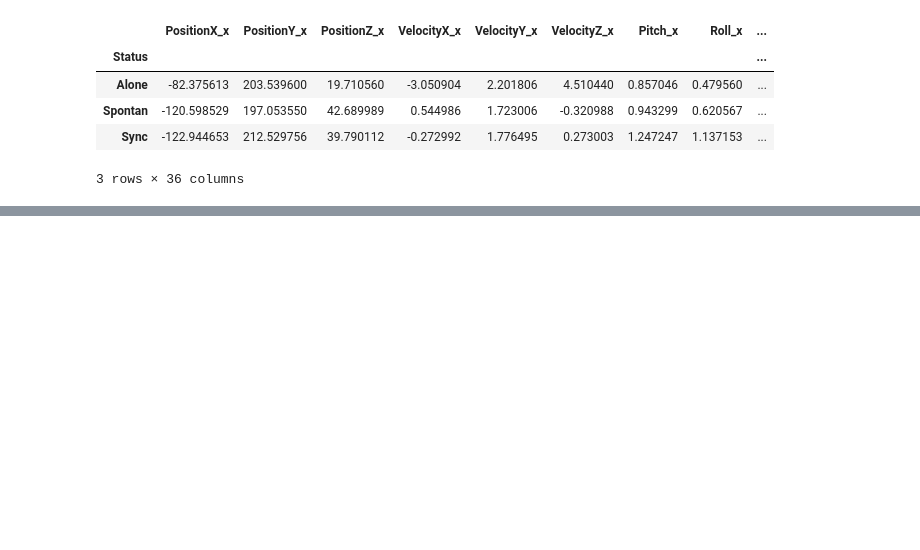
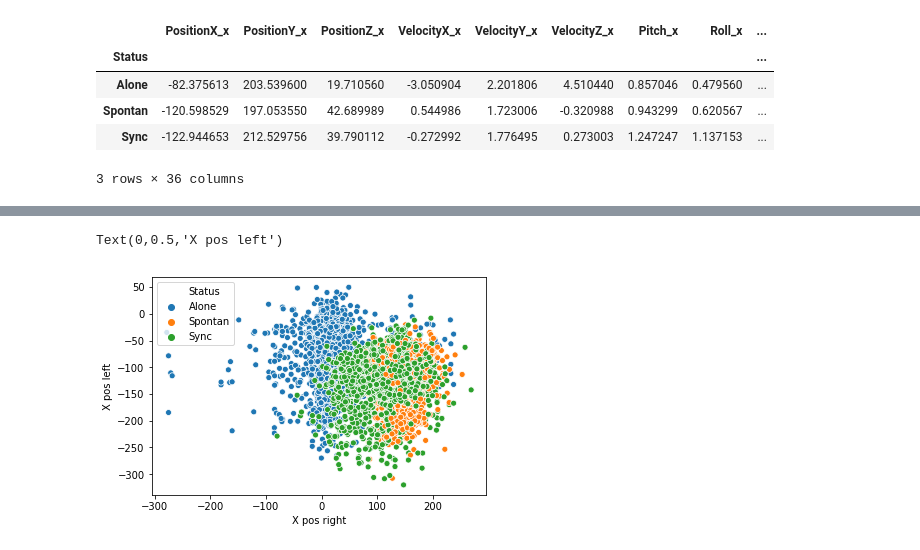
Before and after one commit to HilaShoshan/Hands-Movements-Classification, a Jupyter notebook: Hands Movements Classification.ipynb, the cells around one changed output, grey strips where cells are left out. Cells and saved outputs as stored; diff of their text form; code cells hidden in the pictures; blank space fills up the shorter version.

```diff
--- a/Hands Movements Classification.ipynb
+++ b/Hands Movements Classification.ipynb
@@ -473,0 +479,7 @@ data.groupby(['Status']).mean().drop(['Time', 'FrameID', '#hands'], axis=1)
+# %%
+sns.scatterplot(x="PositionX_y", y="PositionX_x", hue="Status", data=data)
+plt.xlabel('X pos right')
+plt.ylabel('X pos left')
+# %% [output]
+Text(0,0.5,'X pos left')
+[figure, added]
```
Also changed, not shown: parts of 20 cells of this notebook.
